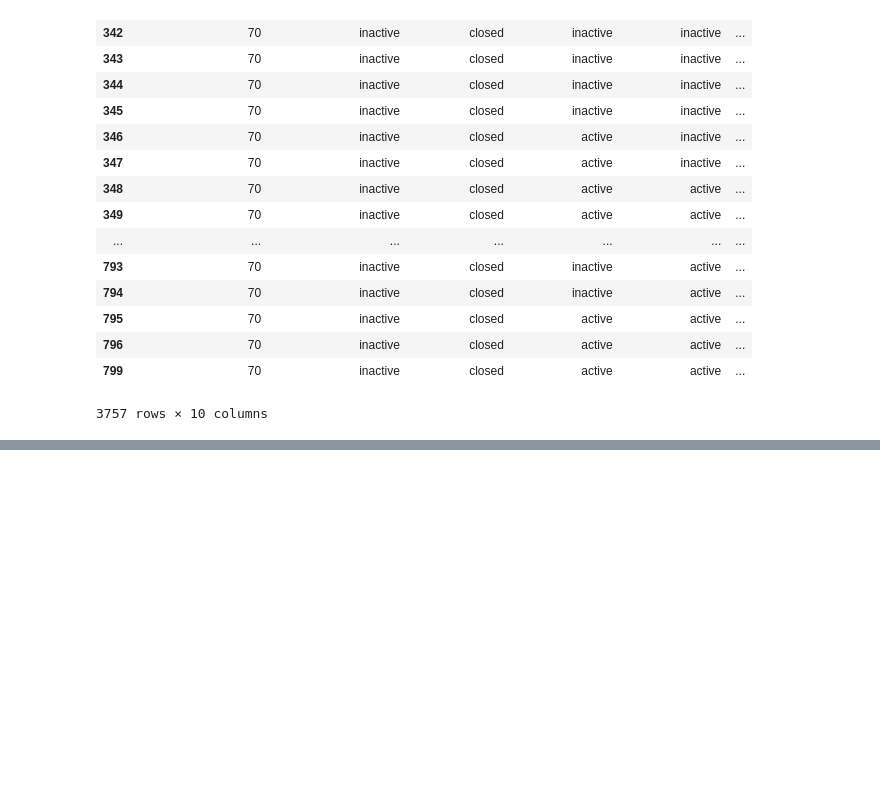
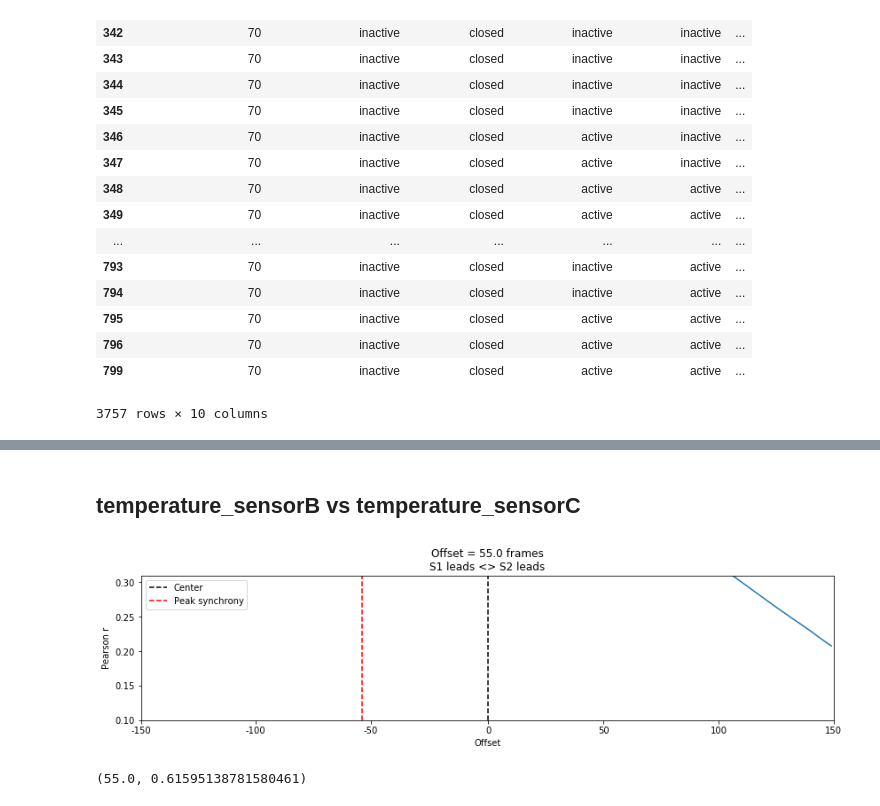
Before and after one commit to ericssy/smart-home-security, a Jupyter notebook: sensor_fusion/transform_features.ipynb, the cells around one changed output, grey strips where cells are left out. Cells and saved outputs as stored; diff of their text form; code cells hidden in the pictures; blank space fills up the shorter version.

```diff
--- a/sensor_fusion/transform_features.ipynb
+++ b/sensor_fusion/transform_features.ipynb
@@ -368,0 +490,9 @@ for i in
+# %% [markdown]
+## temperature_sensorB vs temperature_sensorC
+# %%
+d1 = df['temperature_sensorB'].astype(float)
+d2 = df['temperature_sensorC'].astype(float)
+plot_offset_graph(d1, d2)
+# %% [output]
+[figure, added]
+(55.0, 0.61595138781580461)
```
Also changed, not shown: parts of 27 cells of this notebook, 4 other files.
